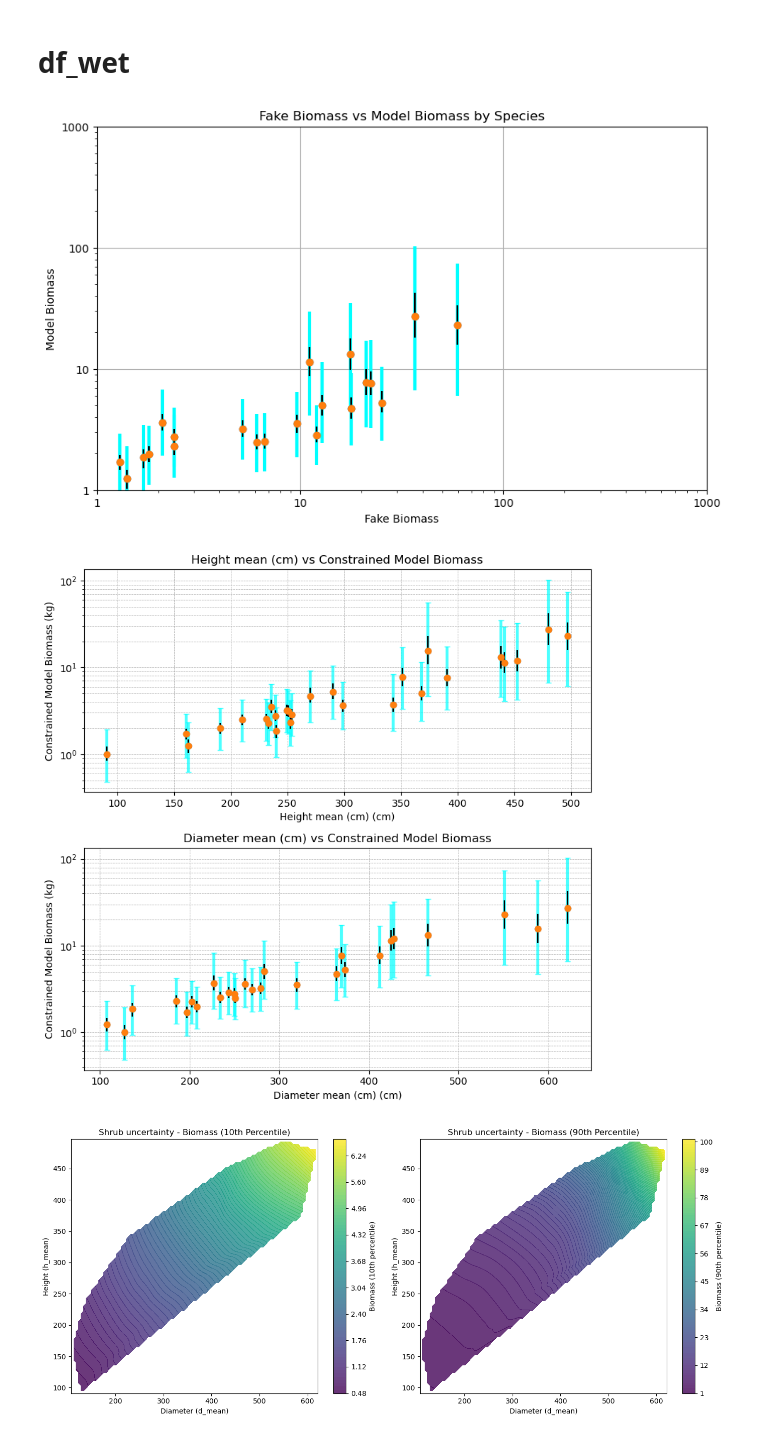
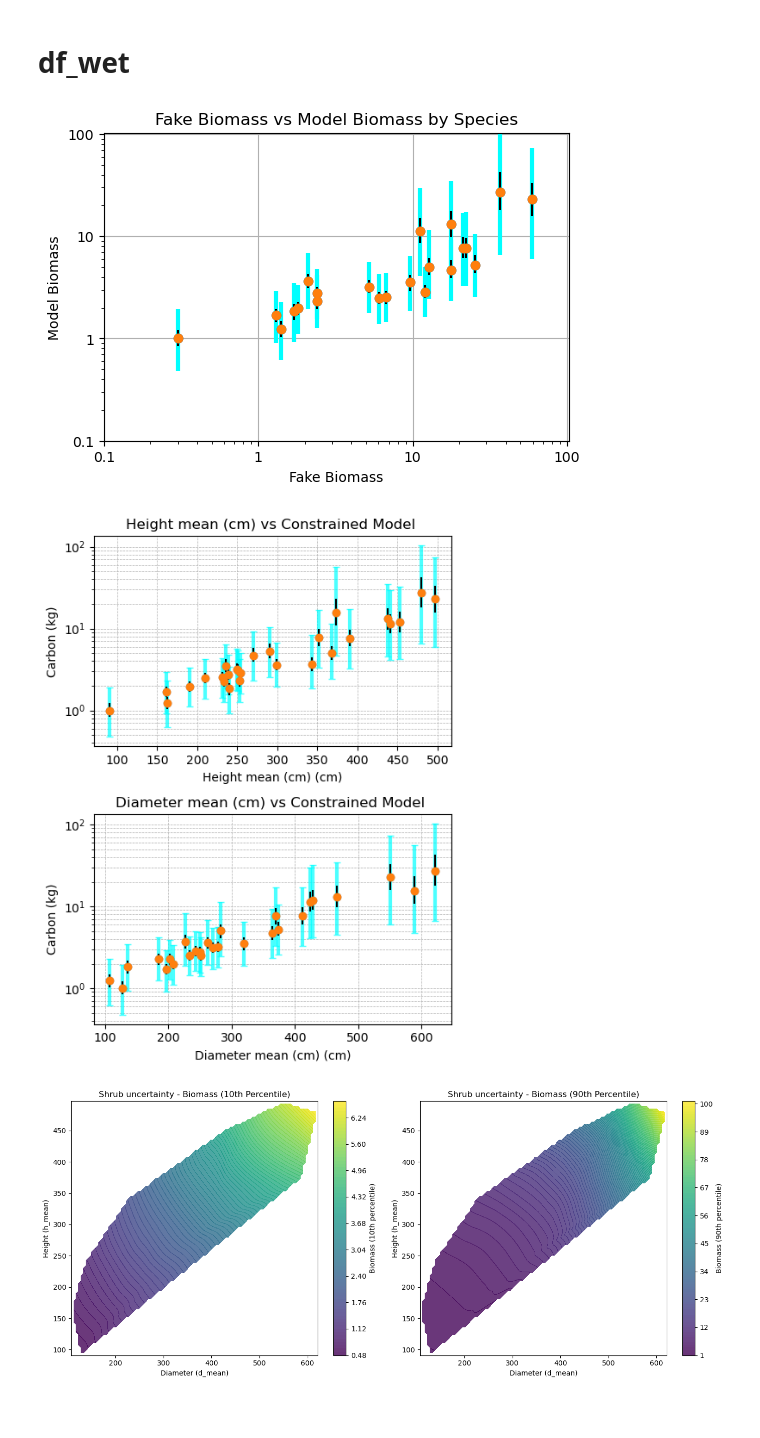
Before and after one commit to douglask3/BRAMBLE, a Jupyter notebook: development_notebook.ipynb, the cells around one changed output. Saved outputs shown, nothing was run; the diff lists cells and outputs as text; code cells hidden in the pictures; blank space fills up the shorter version.

```diff
--- a/development_notebook.ipynb
+++ b/development_notebook.ipynb
@@ -391,7 +391,7 @@ import seaborn as sns
 
 # Create a color palette based on the number of unique species
 
-plt.figure(figsize=(10, 6))
+plt.figure(figsize=(6, 4))
 
 
 plt.errorbar(
@@ -407,36 +407,36 @@ plt.errorbar(
         df['Carbon (kg)'],
         df['simulation_50'],
         yerr=[df['simulation_50'] - df['simulation_25'],
               df['simulation_75'] - df['simulation_50']],
         fmt='o',
 
     elinewidth=1.5,       # thinner error bar lines
     ecolor='black',       # darker (black) error bars
 )
 
 # Set logarithmic scale for both axes
 plt.yscale('log')
 plt.xscale('log')
 
 # Set equal limits for both axes (you can change these values based on your data)
 max_limit = max(df_out['Carbon (kg)'].max(), df['simulation_95'].max())  # Get maximum value
 plt.xlim(1, max_limit)  # Set x-axis limits
 plt.ylim(1, max_limit)  # Set y-axis limits
 
 # Set more ticks and customize them if needed
-plt.xticks(ticks=[1, 10, 100, 1000], labels=['1', '10', '100', '1000'])  # Adjust tick locations and labels
-plt.yticks(ticks=[1, 10, 100, 1000], labels=['1', '10', '100', '1000'])  # Adjust tick locations and labels
+plt.xticks(ticks=[0.1, 1, 10, 100], labels=['0.1', '1', '10', '100'])  # Adjust tick locations and labels
+plt.yticks(ticks=[0.1, 1, 10, 100], labels=['0.1', '1', '10', '100'])  # Adjust tick locations and labels
 
 # Labels and title
 plt.xlabel('Fake Biomass')
 plt.ylabel('Model Biomass')
 plt.title('Fake Biomass vs Model Biomass by Species')
 #plt.legend(title='Species')
 
 plt.grid(True)  # Optionally add a grid for better readability
 plt.show()
 # %% [output]
-[figure, old version]
+[figure, new version]
 # %%
 import matplotlib.pyplot as plt
 import seaborn as sns
@@ -447,7 +447,7 @@ num_vars = len(variables)
 
 
 # Create subplots for each variable
-fig, axs = plt.subplots(num_vars, 1, figsize=(8, num_vars * 4), sharey=True)
+fig, axs = plt.subplots(num_vars, 1, figsize=(5, num_vars * 3.3), sharey=True)
 
 # Loop over each variable to create individual plots
 for i, var in enumerate(variables):
@@ -476,8 +476,8 @@ for i, var in enumerate(variables):
     )
     # Set axis labels and title
     ax.set_xlabel(f'{var} (cm)')
-    ax.set_ylabel('Constrained Model Biomass (kg)')
-    ax.set_title(f'{var} vs Constrained Model Biomass')
+    ax.set_ylabel('Carbon (kg)')
+    ax.set_title(f'{var} vs Constrained Model ')
     ax.set_yscale('log')  # Log scale for biomass
     ax.grid(True, which="both", linestyle='--', linewidth=0.5)  # Add grid
     #if i == 0: fig.legend(title='Species', loc='upper right', bbox_to_anchor=(1.15, 0.85))
@@ -486,7 +486,7 @@ for i, var in enumerate(variables):
 plt.tight_layout()
 plt.show()
 # %% [output]
-[figure, old version]
+[figure, new version]
 # %%
 import matplotlib.pyplot as plt
 import numpy as np
```
